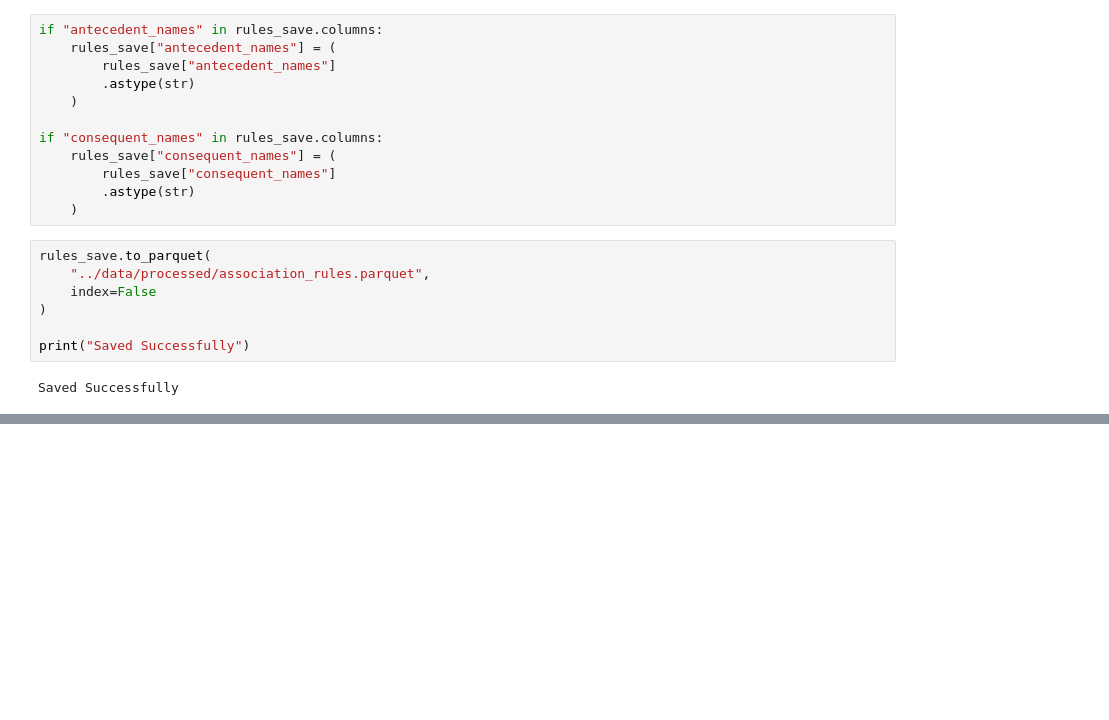
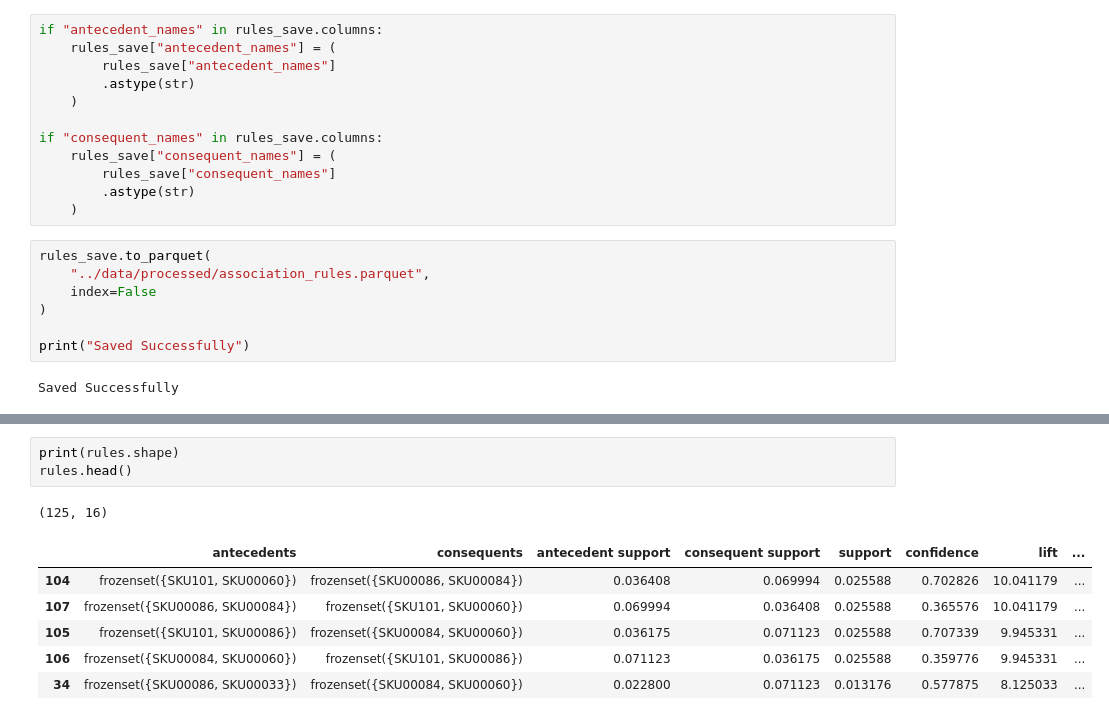
Before and after one commit to rizzit17/O2R-recommender, a Jupyter notebook: notebooks/06_fpgrowth_association_rules.ipynb, the cells around one changed output, grey strips where cells are left out. Saved outputs shown, nothing was run; the diff lists cells and outputs as text; blank space fills up the shorter version.

```diff
--- a/notebooks/06_fpgrowth_association_rules.ipynb
+++ b/notebooks/06_fpgrowth_association_rules.ipynb
@@ -378,0 +410,11 @@ print(rules.shape)
+# %%
+print(rules.shape)
+rules.head()
+# %% [output]
+(125, 16)
+|  | antecedents | consequents | antecedent support | consequent support | support | confidence | lift | ... |
+| 104 | frozenset({SKU101, SKU00060}) | frozenset({SKU00086, SKU00084}) | 0.036408 | 0.069994 | 0.025588 | 0.702826 | 10.041179 | ... |
+| 107 | frozenset({SKU00086, SKU00084}) | frozenset({SKU101, SKU00060}) | 0.069994 | 0.036408 | 0.025588 | 0.365576 | 10.041179 | ... |
+| 105 | frozenset({SKU101, SKU00086}) | frozenset({SKU00084, SKU00060}) | 0.036175 | 0.071123 | 0.025588 | 0.707339 | 9.945331 | ... |
+| 106 | frozenset({SKU00084, SKU00060}) | frozenset({SKU101, SKU00086}) | 0.071123 | 0.036175 | 0.025588 | 0.359776 | 9.945331 | ... |
+| 34 | frozenset({SKU00086, SKU00033}) | frozenset({SKU00084, SKU00060}) | 0.022800 | 0.071123 | 0.013176 | 0.577875 | 8.125033 | ... |
```
Also changed, not shown: parts of 16 cells of this notebook, 16 other files.
